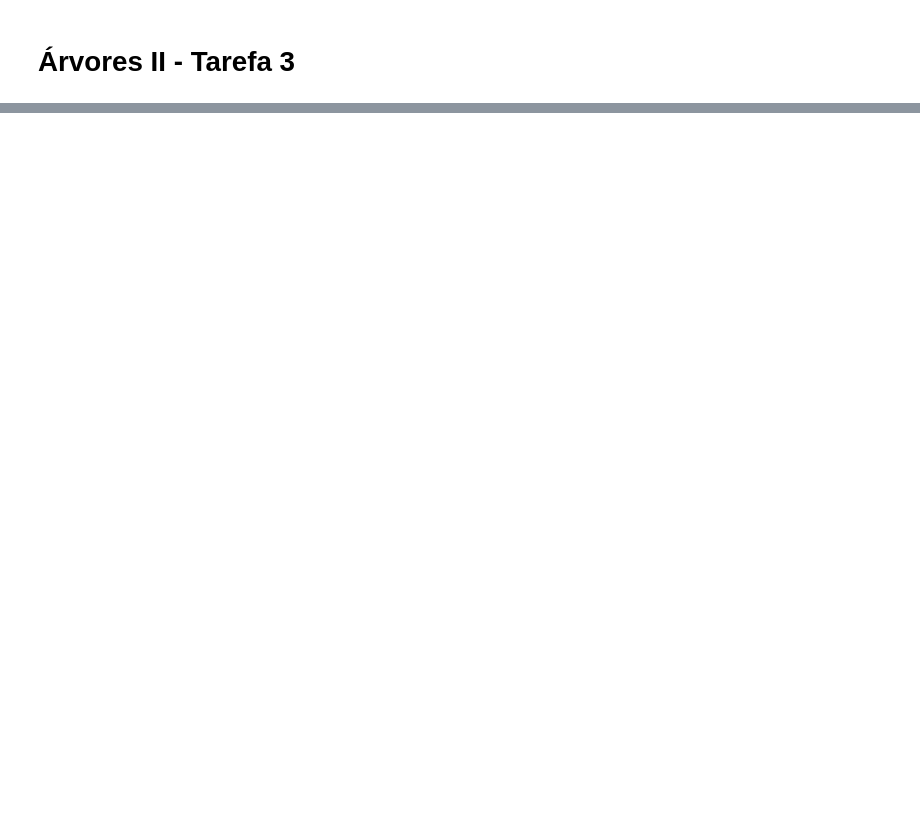
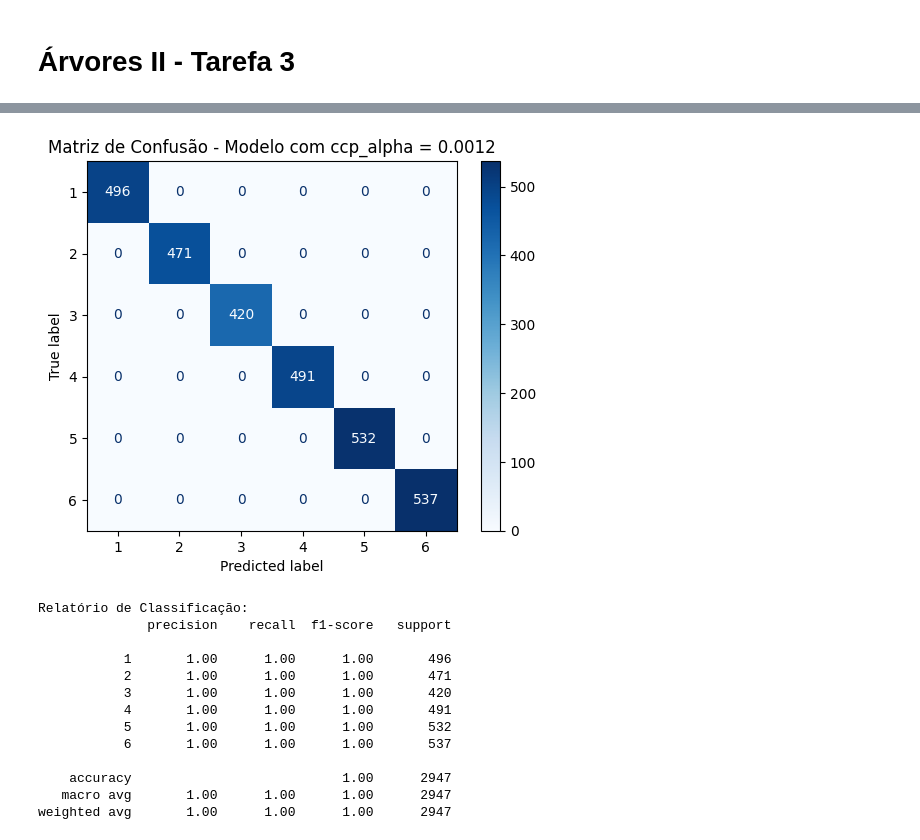
Before and after one commit to andresucharskicarneiro/ebac_ciencia_dados, a Jupyter notebook: Projeto_31_Insights_Ativ_Humanas_Sensores_Smartphones_V2/Projeto_31_Insights_Ativ_Humanas_Sensores_SmartphonesV2.ipynb, the cells around one changed output, grey strips where cells are left out. Saved outputs shown, nothing was run; the diff lists cells and outputs as text; code cells hidden in the pictures; blank space fills up the shorter version.

```diff
--- a/Projeto_31_Insights_Ativ_Humanas_Sensores_Smartphones_V2/Projeto_31_Insights_Ativ_Humanas_Sensores_SmartphonesV2.ipynb
+++ b/Projeto_31_Insights_Ativ_Humanas_Sensores_Smartphones_V2/Projeto_31_Insights_Ativ_Humanas_Sensores_SmartphonesV2.ipynb
@@ -586,0 +198,33 @@ Este projeto mostra que, com ajustes na seleção de variáveis e uso eficiente
+# %%
+from sklearn.metrics import ConfusionMatrixDisplay, classification_report
+
+# Aplicando o modelo com o melhor alpha encontrado
+melhor_alpha = 0.0012  # substitua aqui pelo valor real, se necessário
+modelo_final = DecisionTreeClassifier(random_state=42, ccp_alpha=melhor_alpha)
+modelo_final.fit(X_train, y_train)
+y_pred_final = modelo_final.predict(X_test)
+
+# Exibindo a matriz de confusão
+ConfusionMatrixDisplay.from_estimator(modelo_final, X_test, y_test, cmap='Blues')
+plt.title(f'Matriz de Confusão - Modelo com ccp_alpha = {melhor_alpha}')
+plt.grid(False)
+plt.show()
+
+# Relatório de classificação
+print("Relatório de Classificação:")
+print(classification_report(y_test, y_pred_final))
+# %% [output]
+[figure, added]
+Relatório de Classificação:
+              precision    recall  f1-score   support
+
+           1       1.00      1.00      1.00       496
+           2       1.00      1.00      1.00       471
+           3       1.00      1.00      1.00       420
+           4       1.00      1.00      1.00       491
+           5       1.00      1.00      1.00       532
+           6       1.00      1.00      1.00       537
+
+    accuracy                           1.00      2947
+   macro avg       1.00      1.00      1.00      2947
+weighted avg       1.00      1.00      1.00      2947
```
Also changed, not shown: parts of 37 cells of this notebook.
